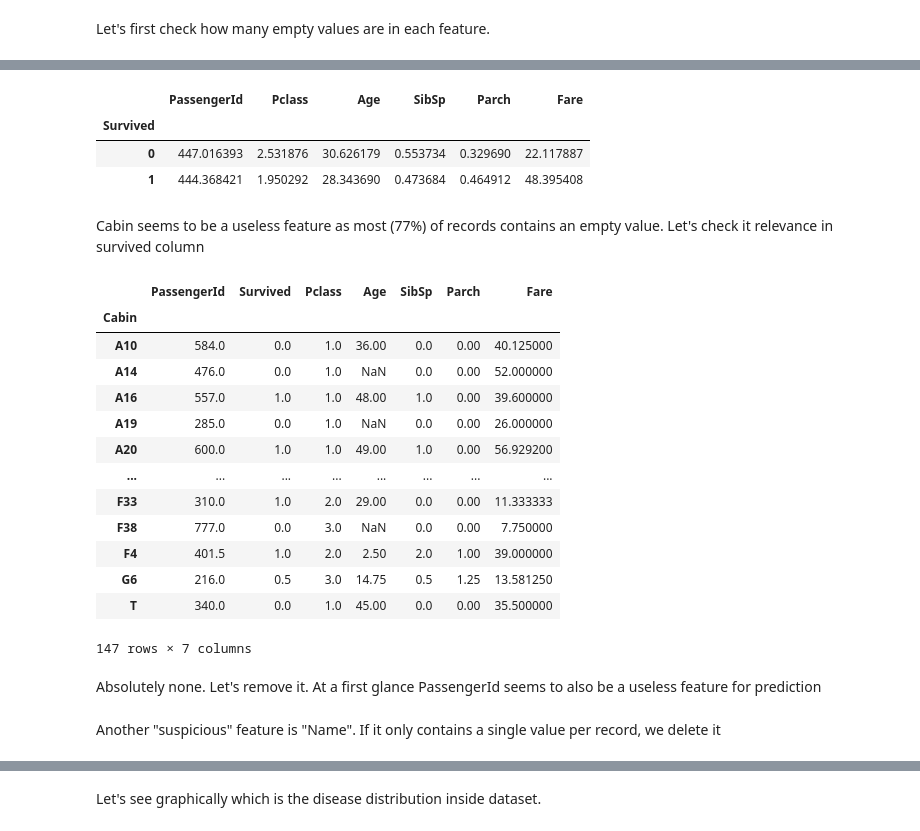
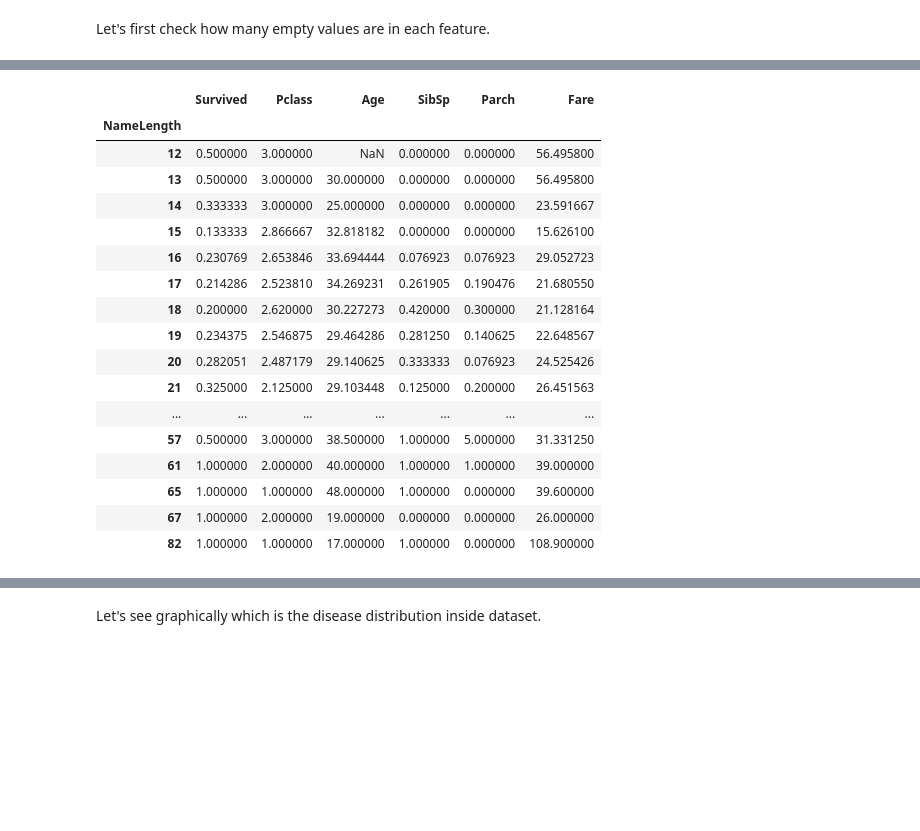
Before and after one commit to manolomaldonado/ml-kaggle, a Jupyter notebook: titanic/project.ipynb, the cells around one changed output, grey strips where cells are left out. Saved outputs shown, nothing was run; the diff lists cells and outputs as text; code cells hidden in the pictures; blank space fills up the shorter version.

Commit message:
Adding new calculated feature column

```diff
--- a/titanic/project.ipynb
+++ b/titanic/project.ipynb
@@ -55,3 +54,7 @@ dataset.head(10)
 | 9 | 10 | 1 | 2 | Nasser, Mrs. Nicholas (Adele Achem) | female | 14.0 | 1 | 0 | 237736 | 30.0708 | ... |
 # %% [markdown]
 Let's first check how many empty values are in each feature.
+# %%
+def name_length(name) :
+    return len(name)
+dataset['NameLength'] = dataset.apply(lambda row: len(row.Name), axis = 1)
@@ -75,28 +131,21 @@ Colunm:  Embarked ** Empty :  2 ** Empty percentage:  0.002244668911335578
 # %%
-dataset.groupby('Survived').mean()
+dataset.groupby('NameLength').mean()
 # %% [output]
-|  | PassengerId | Pclass | Age | SibSp | Parch | Fare |
-| Survived |  |  |  |  |  |  |
-| 0 | 447.016393 | 2.531876 | 30.626179 | 0.553734 | 0.329690 | 22.117887 |
-| 1 | 444.368421 | 1.950292 | 28.343690 | 0.473684 | 0.464912 | 48.395408 |
+|  | Survived | Pclass | Age | SibSp | Parch | Fare |
+| NameLength |  |  |  |  |  |  |
+| 12 | 0.500000 | 3.000000 | NaN | 0.000000 | 0.000000 | 56.495800 |
+| 13 | 0.500000 | 3.000000 | 30.000000 | 0.000000 | 0.000000 | 56.495800 |
+| 14 | 0.333333 | 3.000000 | 25.000000 | 0.000000 | 0.000000 | 23.591667 |
+| 15 | 0.133333 | 2.866667 | 32.818182 | 0.000000 | 0.000000 | 15.626100 |
+| 16 | 0.230769 | 2.653846 | 33.694444 | 0.076923 | 0.076923 | 29.052723 |
+| 17 | 0.214286 | 2.523810 | 34.269231 | 0.261905 | 0.190476 | 21.680550 |
+| 18 | 0.200000 | 2.620000 | 30.227273 | 0.420000 | 0.300000 | 21.128164 |
+| 19 | 0.234375 | 2.546875 | 29.464286 | 0.281250 | 0.140625 | 22.648567 |
+| 20 | 0.282051 | 2.487179 | 29.140625 | 0.333333 | 0.076923 | 24.525426 |
+| 21 | 0.325000 | 2.125000 | 29.103448 | 0.125000 | 0.200000 | 26.451563 |
+| ... | ... | ... | ... | ... | ... | ... |
+| 57 | 0.500000 | 3.000000 | 38.500000 | 1.000000 | 5.000000 | 31.331250 |
+| 61 | 1.000000 | 2.000000 | 40.000000 | 1.000000 | 1.000000 | 39.000000 |
+| 65 | 1.000000 | 1.000000 | 48.000000 | 1.000000 | 0.000000 | 39.600000 |
+| 67 | 1.000000 | 2.000000 | 19.000000 | 0.000000 | 0.000000 | 26.000000 |
+| 82 | 1.000000 | 1.000000 | 17.000000 | 1.000000 | 0.000000 | 108.900000 |
-# %% [markdown]
-Cabin seems to be a useless feature as most (77%) of records contains an empty value. Let's check it relevance in survived column
-# %%
-dataset.groupby('Cabin').mean()
-# %% [output]
-|  | PassengerId | Survived | Pclass | Age | SibSp | Parch | Fare |
-| Cabin |  |  |  |  |  |  |  |
-| A10 | 584.0 | 0.0 | 1.0 | 36.00 | 0.0 | 0.00 | 40.125000 |
-| A14 | 476.0 | 0.0 | 1.0 | NaN | 0.0 | 0.00 | 52.000000 |
-| A16 | 557.0 | 1.0 | 1.0 | 48.00 | 1.0 | 0.00 | 39.600000 |
-| A19 | 285.0 | 0.0 | 1.0 | NaN | 0.0 | 0.00 | 26.000000 |
-| A20 | 600.0 | 1.0 | 1.0 | 49.00 | 1.0 | 0.00 | 56.929200 |
-| ... | ... | ... | ... | ... | ... | ... | ... |
-| F33 | 310.0 | 1.0 | 2.0 | 29.00 | 0.0 | 0.00 | 11.333333 |
-| F38 | 777.0 | 0.0 | 3.0 | NaN | 0.0 | 0.00 | 7.750000 |
-| F4 | 401.5 | 1.0 | 2.0 | 2.50 | 2.0 | 1.00 | 39.000000 |
-| G6 | 216.0 | 0.5 | 3.0 | 14.75 | 0.5 | 1.25 | 13.581250 |
-| T | 340.0 | 0.0 | 1.0 | 45.00 | 0.0 | 0.00 | 35.500000 |
-147 rows × 7 columns
-# %% [markdown]
-Absolutely none. Let's remove it. At a first glance PassengerId seems to also be a useless feature for prediction
@@ -106,2 +151,0 @@ dataset.drop('Cabin', axis=1, inplace=True)
-# %% [markdown]
-Another "suspicious" feature is "Name". If it only contains a single value per record, we delete it
```
Also changed, not shown: parts of 22 cells of this notebook, 3 other files.
